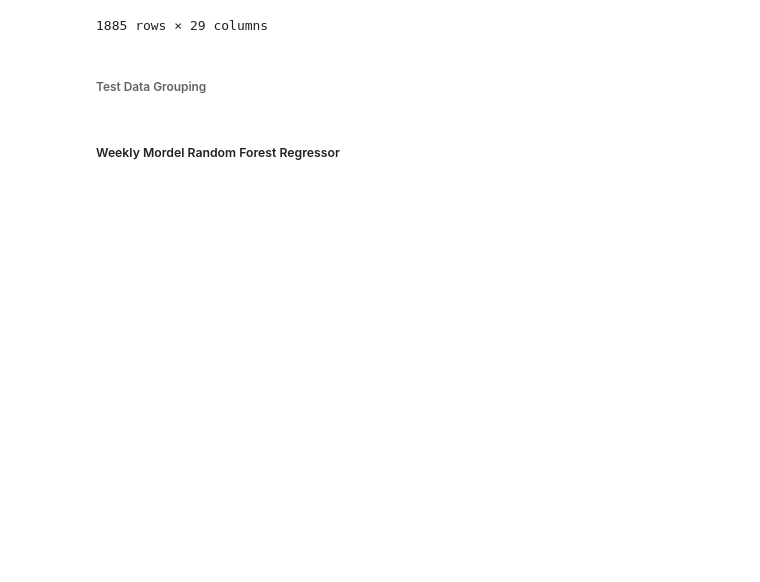
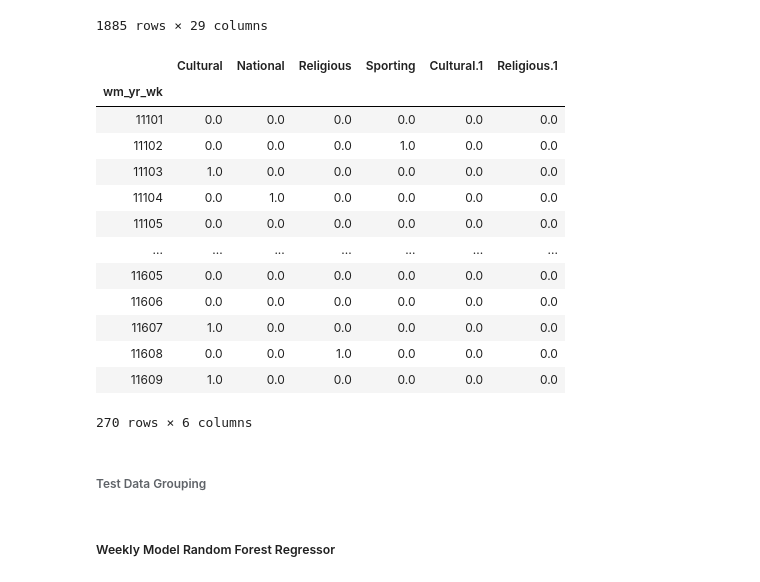
Before and after one commit to Juliano-Nassar/ML-Sales-Predictor, a Jupyter notebook: Codigo/Modelos.ipynb, the cells around one changed output. Cells and saved outputs as stored; diff of their text form; code cells hidden in the pictures; blank space fills up the shorter version.

```diff
--- a/Codigo/Modelos.ipynb
+++ b/Codigo/Modelos.ipynb
@@ -336,6 +232,23 @@ y_week = data.groupby('wm_yr_wk')['FOODS_1_003_CA_1_evaluation'].sum()
 HOLIDAY_COLUMNS = ['Cultural', 'National', 'Religious', 'Sporting', 'Cultural.1', 'Religious.1']
 # %%
 x_week = data.groupby('wm_yr_wk')[HOLIDAY_COLUMNS].sum()
+# %%
+x_week
+# %% [output]
+|  | Cultural | National | Religious | Sporting | Cultural.1 | Religious.1 |
+| wm_yr_wk |  |  |  |  |  |  |
+| 11101 | 0.0 | 0.0 | 0.0 | 0.0 | 0.0 | 0.0 |
+| 11102 | 0.0 | 0.0 | 0.0 | 1.0 | 0.0 | 0.0 |
+| 11103 | 1.0 | 0.0 | 0.0 | 0.0 | 0.0 | 0.0 |
+| 11104 | 0.0 | 1.0 | 0.0 | 0.0 | 0.0 | 0.0 |
+| 11105 | 0.0 | 0.0 | 0.0 | 0.0 | 0.0 | 0.0 |
+| ... | ... | ... | ... | ... | ... | ... |
+| 11605 | 0.0 | 0.0 | 0.0 | 0.0 | 0.0 | 0.0 |
+| 11606 | 0.0 | 0.0 | 0.0 | 0.0 | 0.0 | 0.0 |
+| 11607 | 1.0 | 0.0 | 0.0 | 0.0 | 0.0 | 0.0 |
+| 11608 | 0.0 | 0.0 | 1.0 | 0.0 | 0.0 | 0.0 |
+| 11609 | 1.0 | 0.0 | 0.0 | 0.0 | 0.0 | 0.0 |
+270 rows × 6 columns
 # %% [markdown]
 ###### Test Data Grouping
 # %%
@@ -352,7 +265,7 @@ y_week_test = test_data.groupby('wm_yr_wk')['FOODS_1_003_CA_1_evaluation'].sum()
 # %%
 x_week_test = data.groupby('wm_yr_wk')[HOLIDAY_COLUMNS].sum()
 # %% [markdown]
-##### Weekly Mordel Random Forest Regressor
+##### Weekly Model Random Forest Regressor
 # %%
 week_model = RandomForestRegressor(n_estimators=1000, n_jobs=1, random_state=0)
 # %%
```
Also changed, not shown: parts of 25 cells of this notebook, 2 other files.
